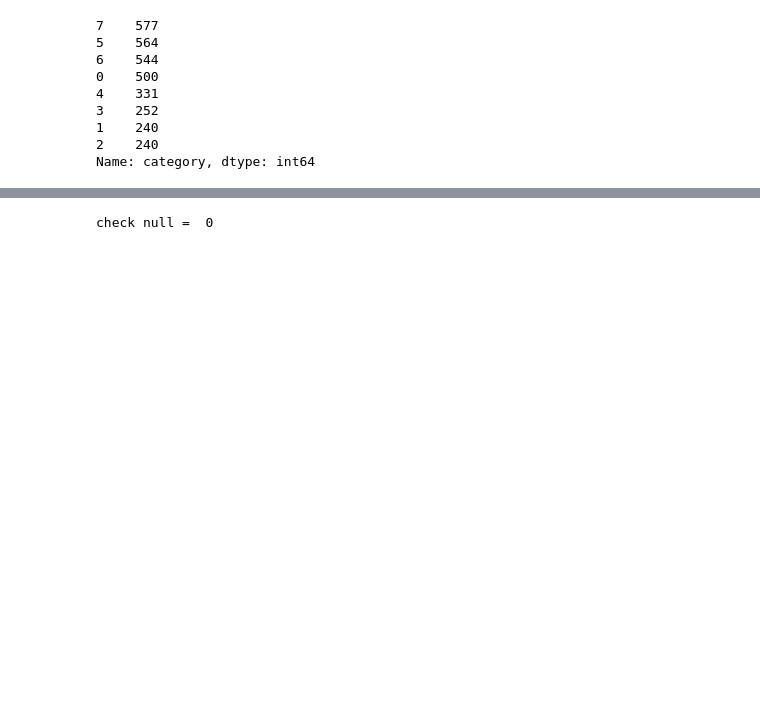
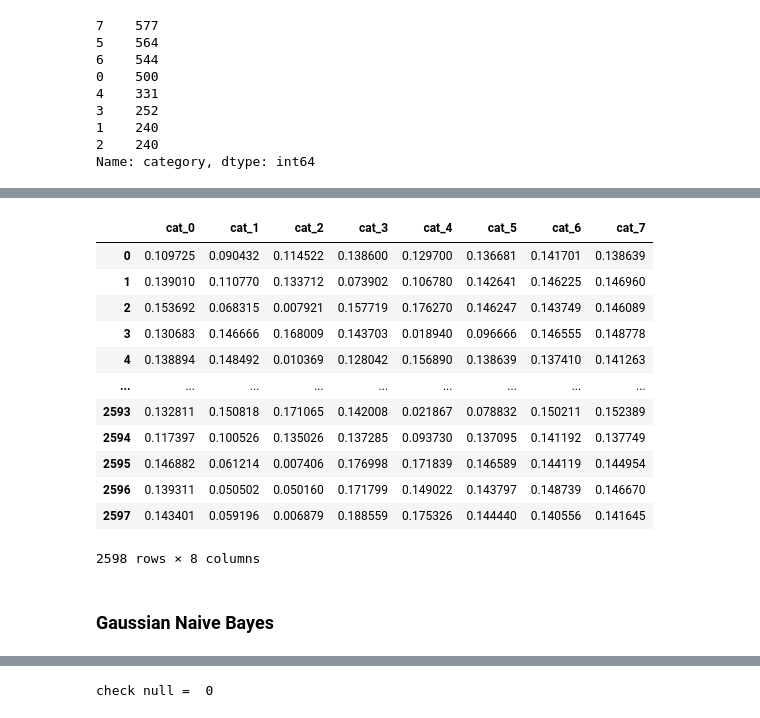
Before and after one commit to danial921/KKBRAYY, a Jupyter notebook: revamp.ipynb, the cells around one changed output, grey strips where cells are left out. Drawn from its saved outputs; the diff is of its cells as text; code cells hidden in the pictures; blank space fills up the shorter version.

```diff
--- a/revamp.ipynb
+++ b/revamp.ipynb
@@ -28,0 +123,20 @@ Name: category, dtype: int64
+# %%
+x_adaptivetrain = np.array(ada_mod.predict_proba(x_train_ada))
+dataset_train = pd.DataFrame(x_adaptivetrain, columns=x.columns[:8])
+dataset_train
+# %% [output]
+|  | cat_0 | cat_1 | cat_2 | cat_3 | cat_4 | cat_5 | cat_6 | cat_7 |
+| 0 | 0.109725 | 0.090432 | 0.114522 | 0.138600 | 0.129700 | 0.136681 | 0.141701 | 0.138639 |
+| 1 | 0.139010 | 0.110770 | 0.133712 | 0.073902 | 0.106780 | 0.142641 | 0.146225 | 0.146960 |
+| 2 | 0.153692 | 0.068315 | 0.007921 | 0.157719 | 0.176270 | 0.146247 | 0.143749 | 0.146089 |
+| 3 | 0.130683 | 0.146666 | 0.168009 | 0.143703 | 0.018940 | 0.096666 | 0.146555 | 0.148778 |
+| 4 | 0.138894 | 0.148492 | 0.010369 | 0.128042 | 0.156890 | 0.138639 | 0.137410 | 0.141263 |
+| ... | ... | ... | ... | ... | ... | ... | ... | ... |
+| 2593 | 0.132811 | 0.150818 | 0.171065 | 0.142008 | 0.021867 | 0.078832 | 0.150211 | 0.152389 |
+| 2594 | 0.117397 | 0.100526 | 0.135026 | 0.137285 | 0.093730 | 0.137095 | 0.141192 | 0.137749 |
+| 2595 | 0.146882 | 0.061214 | 0.007406 | 0.176998 | 0.171839 | 0.146589 | 0.144119 | 0.144954 |
+| 2596 | 0.139311 | 0.050502 | 0.050160 | 0.171799 | 0.149022 | 0.143797 | 0.148739 | 0.146670 |
+| 2597 | 0.143401 | 0.059196 | 0.006879 | 0.188559 | 0.175326 | 0.144440 | 0.140556 | 0.141645 |
+2598 rows × 8 columns
+# %% [markdown]
+### Gaussian Naive Bayes
```
Also changed, not shown: parts of 76 cells of this notebook.
